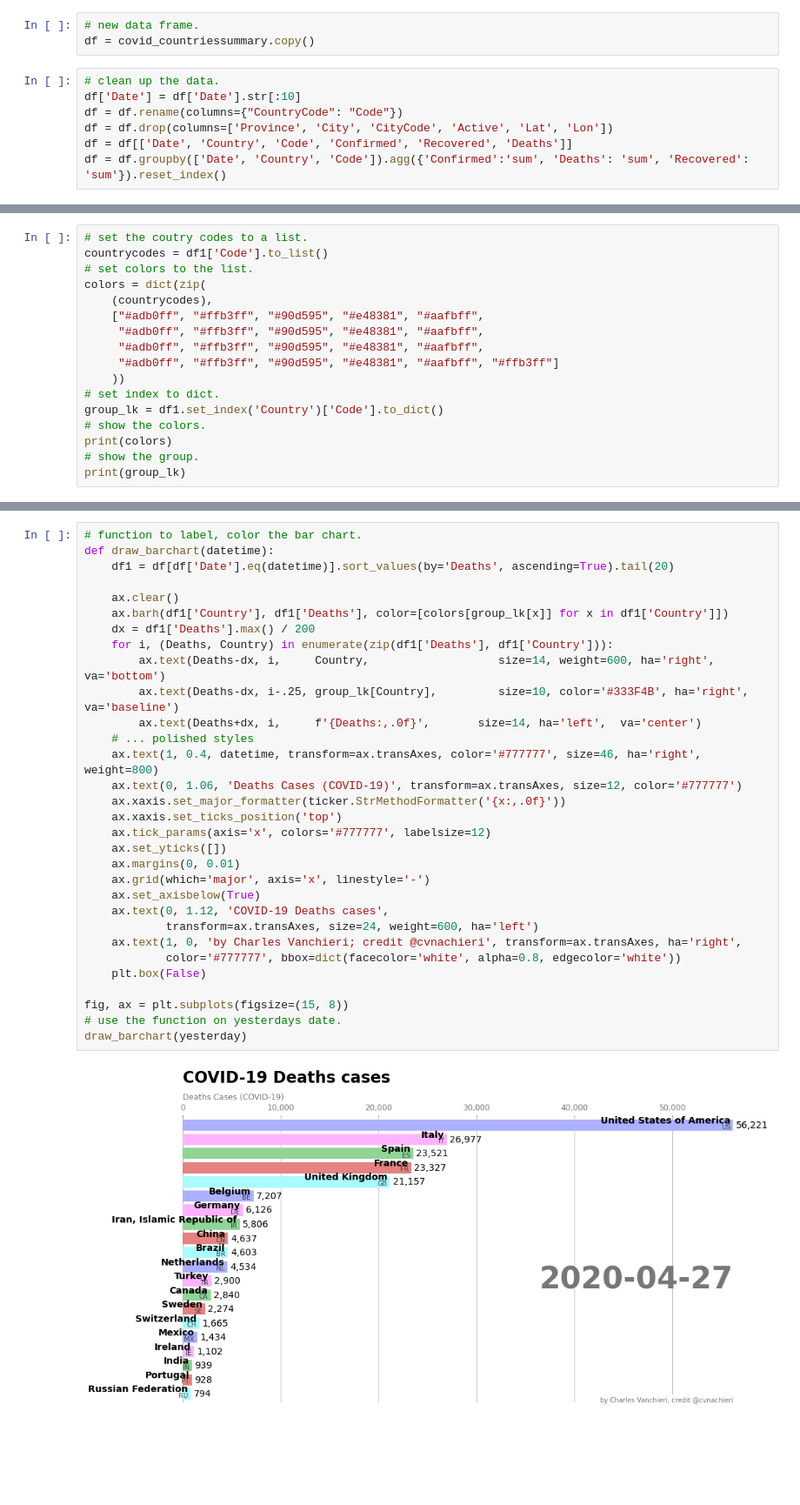
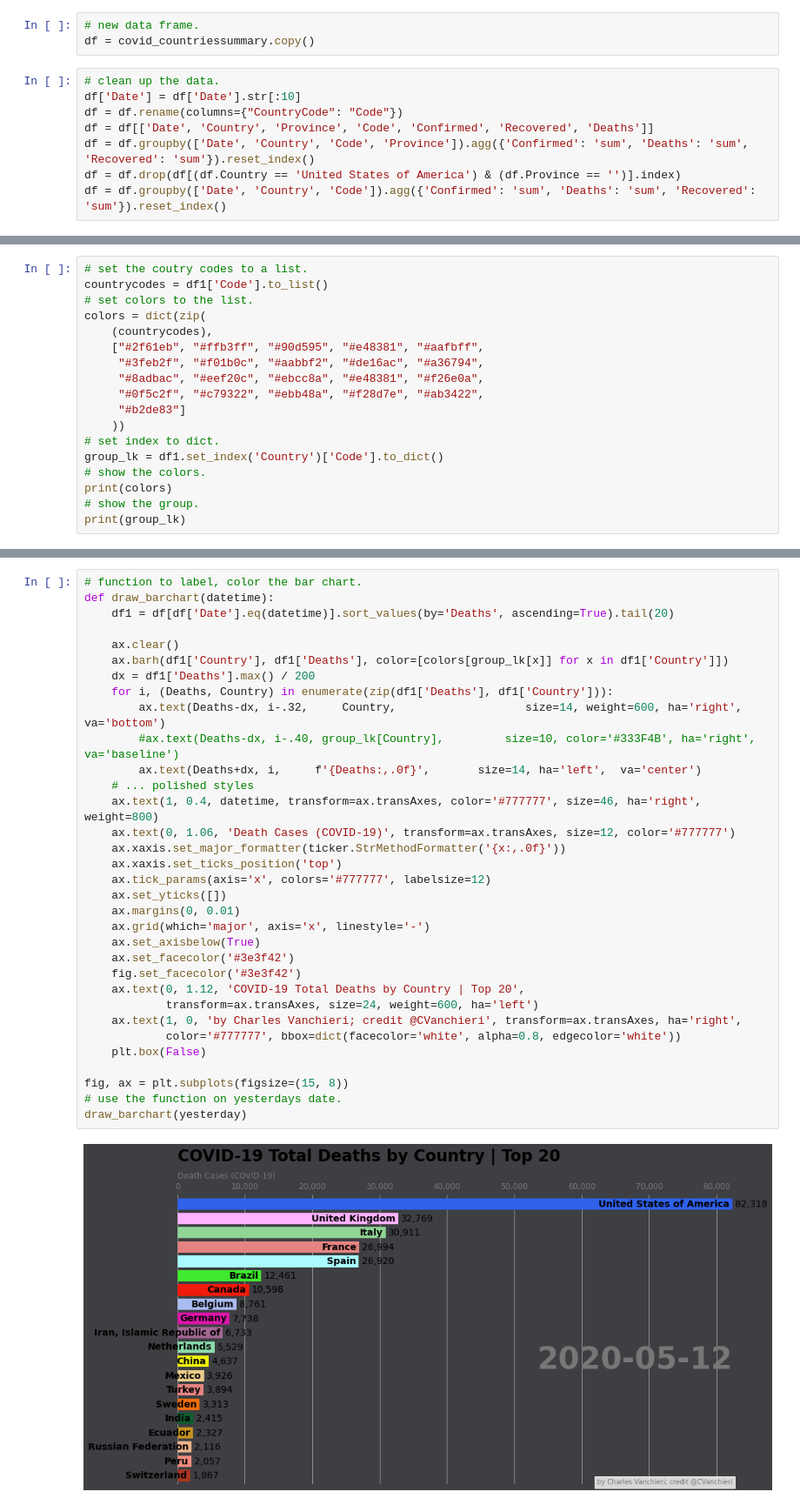
Before and after one commit to serinamarie/PlanetData.Vision, a Jupyter notebook: Notebooks/COVID19API_DataVis4_CV.ipynb, the cells around one changed output, grey strips where cells are left out. Shown: that part at 87% size. Saved outputs shown, nothing was run; the diff lists cells and outputs as text; blank space fills up the shorter version.

Commit message:
the api added some data that we needed to fix for the visualization.

```diff
--- a/Notebooks/COVID19API_DataVis4_CV.ipynb
+++ b/Notebooks/COVID19API_DataVis4_CV.ipynb
@@ -44,7 +44,8 @@ df = covid_countriessummary.copy()
 # clean up the data.
 df['Date'] = df['Date'].str[:10]
 df = df.rename(columns={"CountryCode": "Code"})
-df = df.drop(columns=['Province', 'City', 'CityCode', 'Active', 'Lat', 'Lon'])
-df = df[['Date', 'Country', 'Code', 'Confirmed', 'Recovered', 'Deaths']]
-df = df.groupby(['Date', 'Country', 'Code']).agg({'Confirmed':'sum', 'Deaths': 'sum', 'Recovered': 'sum'}).reset_index()
+df = df[['Date', 'Country', 'Province', 'Code', 'Confirmed', 'Recovered', 'Deaths']]
+df = df.groupby(['Date', 'Country', 'Code', 'Province']).agg({'Confirmed': 'sum', 'Deaths': 'sum', 'Recovered': 'sum'}).reset_index()
+df = df.drop(df[(df.Country == 'United States of America') & (df.Province == '')].index)
+df = df.groupby(['Date', 'Country', 'Code']).agg({'Confirmed': 'sum', 'Deaths': 'sum', 'Recovered': 'sum'}).reset_index()
 # %%
@@ -101,10 +111,11 @@ countrycodes = df1['Code'].to_list()
 # set colors to the list.
 colors = dict(zip(
     (countrycodes),
-    ["#adb0ff", "#ffb3ff", "#90d595", "#e48381", "#aafbff",
-     "#adb0ff", "#ffb3ff", "#90d595", "#e48381", "#aafbff",
-     "#adb0ff", "#ffb3ff", "#90d595", "#e48381", "#aafbff",
-     "#adb0ff", "#ffb3ff", "#90d595", "#e48381", "#aafbff", "#ffb3ff"]
+    ["#2f61eb", "#ffb3ff", "#90d595", "#e48381", "#aafbff",
+     "#3feb2f", "#f01b0c", "#aabbf2", "#de16ac", "#a36794",
+     "#8adbac", "#eef20c", "#ebcc8a", "#e48381", "#f26e0a",
+     "#0f5c2f", "#c79322", "#ebb48a", "#f28d7e", "#ab3422",
+     "#b2de83"]
     ))
 # set index to dict.
 group_lk = df1.set_index('Country')['Code'].to_dict()
@@ -118,34 +129,36 @@ print(group_lk)
 # %%
 # function to label, color the bar chart.
 def draw_barchart(datetime):
     df1 = df[df['Date'].eq(datetime)].sort_values(by='Deaths', ascending=True).tail(20)
 
     ax.clear()
     ax.barh(df1['Country'], df1['Deaths'], color=[colors[group_lk[x]] for x in df1['Country']])
     dx = df1['Deaths'].max() / 200
     for i, (Deaths, Country) in enumerate(zip(df1['Deaths'], df1['Country'])):
-        ax.text(Deaths-dx, i,     Country,                   size=14, weight=600, ha='right', va='bottom')
-        ax.text(Deaths-dx, i-.25, group_lk[Country],         size=10, color='#333F4B', ha='right', va='baseline')
+        ax.text(Deaths-dx, i-.32,     Country,                   size=14, weight=600, ha='right', va='bottom')
+        #ax.text(Deaths-dx, i-.40, group_lk[Country],         size=10, color='#333F4B', ha='right', va='baseline')
         ax.text(Deaths+dx, i,     f'{Deaths:,.0f}',       size=14, ha='left',  va='center')
     # ... polished styles
     ax.text(1, 0.4, datetime, transform=ax.transAxes, color='#777777', size=46, ha='right', weight=800)
-    ax.text(0, 1.06, 'Deaths Cases (COVID-19)', transform=ax.transAxes, size=12, color='#777777')
+    ax.text(0, 1.06, 'Death Cases (COVID-19)', transform=ax.transAxes, size=12, color='#777777')
     ax.xaxis.set_major_formatter(ticker.StrMethodFormatter('{x:,.0f}'))
     ax.xaxis.set_ticks_position('top')
     ax.tick_params(axis='x', colors='#777777', labelsize=12)
     ax.set_yticks([])
     ax.margins(0, 0.01)
     ax.grid(which='major', axis='x', linestyle='-')
     ax.set_axisbelow(True)
-    ax.text(0, 1.12, 'COVID-19 Deaths cases',
+    ax.set_facecolor('#3e3f42')
+    fig.set_facecolor('#3e3f42')
+    ax.text(0, 1.12, 'COVID-19 Total Deaths by Country | Top 20',
             transform=ax.transAxes, size=24, weight=600, ha='left')
-    ax.text(1, 0, 'by Charles Vanchieri; credit @cvnachieri', transform=ax.transAxes, ha='right',
+    ax.text(1, 0, 'by Charles Vanchieri; credit @CVanchieri', transform=ax.transAxes, ha='right',
             color='#777777', bbox=dict(facecolor='white', alpha=0.8, edgecolor='white'))
     plt.box(False)
 
 fig, ax = plt.subplots(figsize=(15, 8))
 # use the function on yesterdays date.
 draw_barchart(yesterday)
 # %% [output]
-[figure, old version]
+[figure, new version]
 # %%
```
Also changed, not shown: parts of 9 cells of this notebook.
